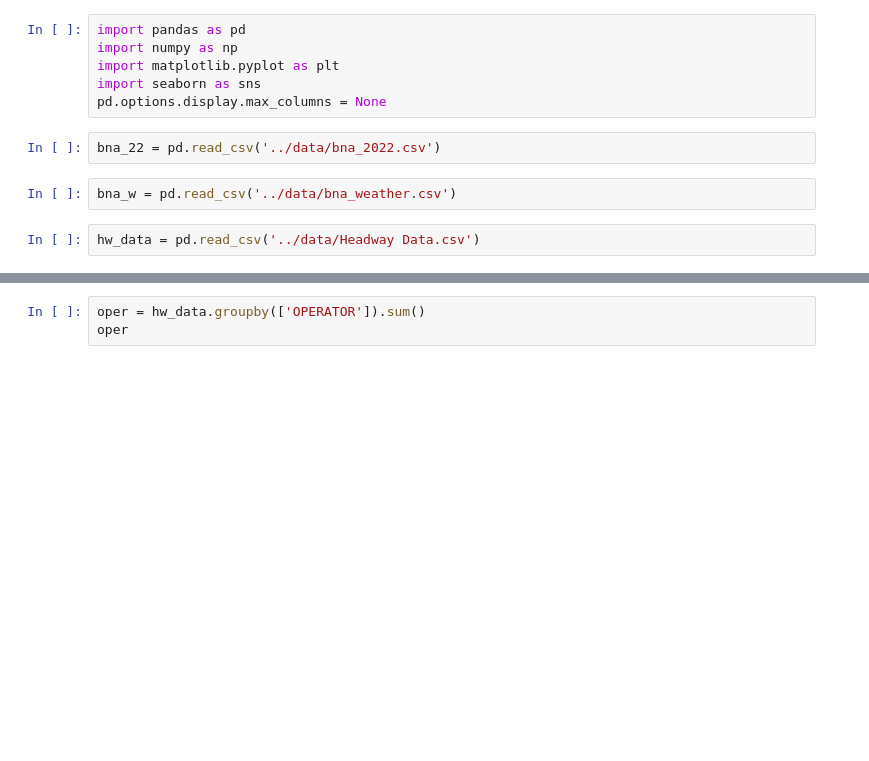
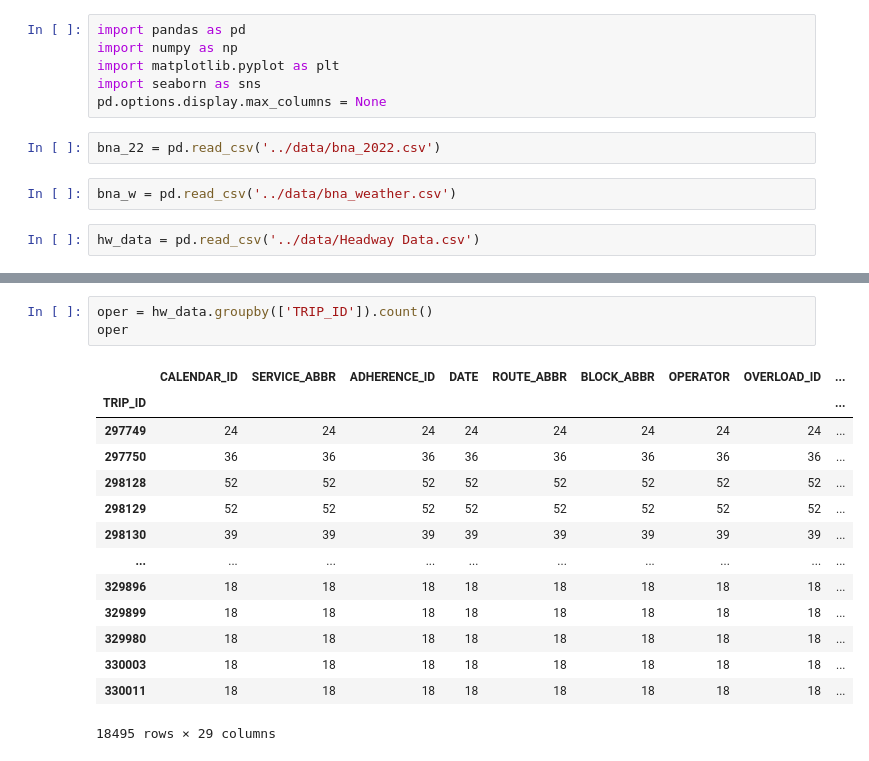
Before and after one commit to NSS-Data-Analytics-Cohort-7/wego-shut_up_and_take_my_query, a Jupyter notebook: notebooks/WegoProject.ipynb, the cells around one changed output, grey strips where cells are left out. Cells and saved outputs as stored; diff of their text form; blank space fills up the shorter version.

```diff
--- a/notebooks/WegoProject.ipynb
+++ b/notebooks/WegoProject.ipynb
@@ -26,3 +114,18 @@ display(hw_data2)
 # %%
-oper = hw_data.groupby(['OPERATOR']).sum()
+oper = hw_data.groupby(['TRIP_ID']).count()
 oper
+# %% [output]
+|  | CALENDAR_ID | SERVICE_ABBR | ADHERENCE_ID | DATE | ROUTE_ABBR | BLOCK_ABBR | OPERATOR | OVERLOAD_ID | ... |
+| TRIP_ID |  |  |  |  |  |  |  |  | ... |
+| 297749 | 24 | 24 | 24 | 24 | 24 | 24 | 24 | 24 | ... |
+| 297750 | 36 | 36 | 36 | 36 | 36 | 36 | 36 | 36 | ... |
+| 298128 | 52 | 52 | 52 | 52 | 52 | 52 | 52 | 52 | ... |
+| 298129 | 52 | 52 | 52 | 52 | 52 | 52 | 52 | 52 | ... |
+| 298130 | 39 | 39 | 39 | 39 | 39 | 39 | 39 | 39 | ... |
+| ... | ... | ... | ... | ... | ... | ... | ... | ... | ... |
+| 329896 | 18 | 18 | 18 | 18 | 18 | 18 | 18 | 18 | ... |
+| 329899 | 18 | 18 | 18 | 18 | 18 | 18 | 18 | 18 | ... |
+| 329980 | 18 | 18 | 18 | 18 | 18 | 18 | 18 | 18 | ... |
+| 330003 | 18 | 18 | 18 | 18 | 18 | 18 | 18 | 18 | ... |
+| 330011 | 18 | 18 | 18 | 18 | 18 | 18 | 18 | 18 | ... |
+18495 rows × 29 columns
```
Also changed, not shown: parts of 8 cells of this notebook.
